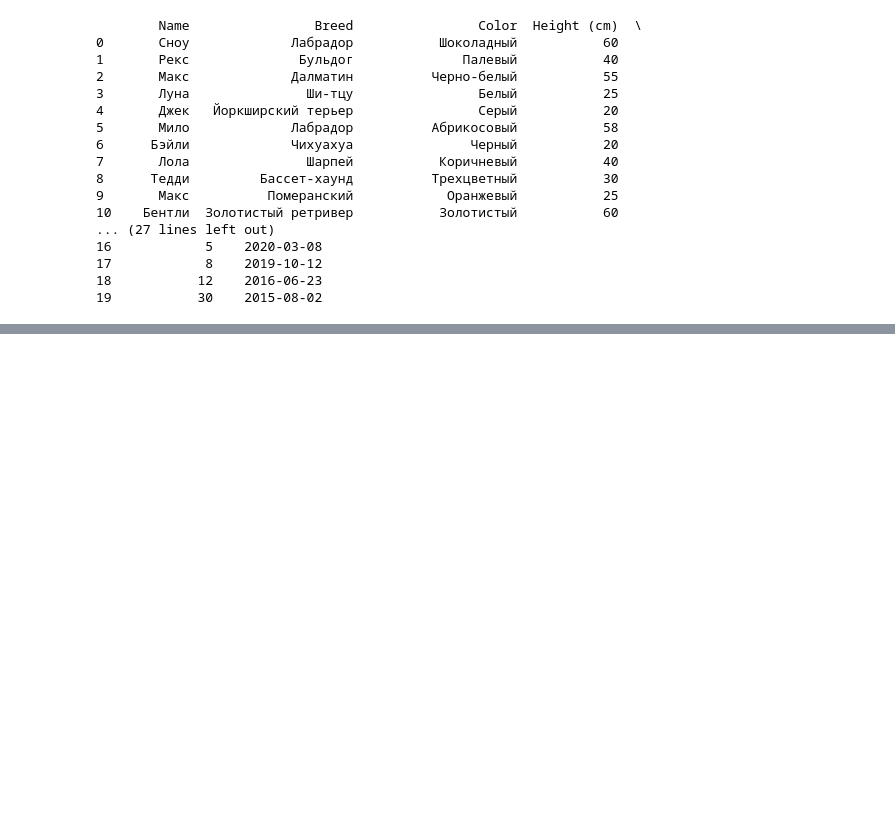
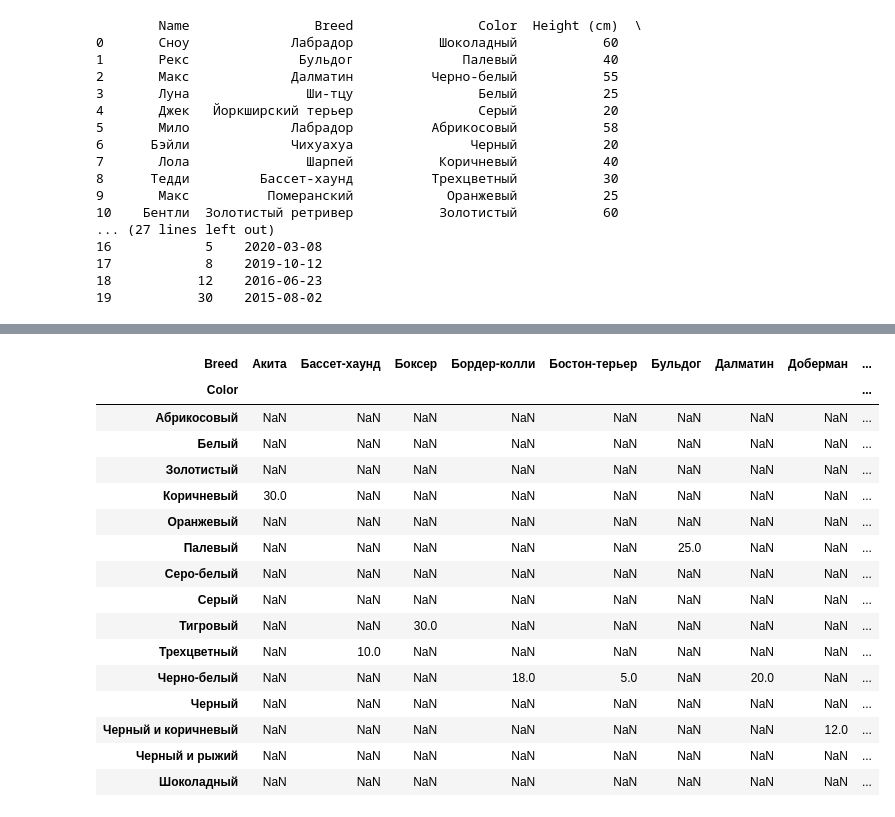
Before and after one commit to golubnichiy/big_data_11_23, a Jupyter notebook: days_01.ipynb, the cells around one changed output, grey strips where cells are left out. Cells and saved outputs as stored; diff of their text form; code cells hidden in the pictures; blank space fills up the shorter version.

```diff
--- a/days_01.ipynb
+++ b/days_01.ipynb
@@ -42,0 +714,20 @@ print(dogs)
+# %%
+dogs.pivot_table(values="Weight (kg)", index="Color", columns="Breed")
+# %% [output]
+| Breed | Акита | Бассет-хаунд | Боксер | Бордер-колли | Бостон-терьер | Бульдог | Далматин | Доберман | ... |
+| Color |  |  |  |  |  |  |  |  | ... |
+| Абрикосовый | NaN | NaN | NaN | NaN | NaN | NaN | NaN | NaN | ... |
+| Белый | NaN | NaN | NaN | NaN | NaN | NaN | NaN | NaN | ... |
+| Золотистый | NaN | NaN | NaN | NaN | NaN | NaN | NaN | NaN | ... |
+| Коричневый | 30.0 | NaN | NaN | NaN | NaN | NaN | NaN | NaN | ... |
+| Оранжевый | NaN | NaN | NaN | NaN | NaN | NaN | NaN | NaN | ... |
+| Палевый | NaN | NaN | NaN | NaN | NaN | 25.0 | NaN | NaN | ... |
+| Серо-белый | NaN | NaN | NaN | NaN | NaN | NaN | NaN | NaN | ... |
+| Серый | NaN | NaN | NaN | NaN | NaN | NaN | NaN | NaN | ... |
+| Тигровый | NaN | NaN | 30.0 | NaN | NaN | NaN | NaN | NaN | ... |
+| Трехцветный | NaN | 10.0 | NaN | NaN | NaN | NaN | NaN | NaN | ... |
+| Черно-белый | NaN | NaN | NaN | 18.0 | 5.0 | NaN | 20.0 | NaN | ... |
+| Черный | NaN | NaN | NaN | NaN | NaN | NaN | NaN | NaN | ... |
+| Черный и коричневый | NaN | NaN | NaN | NaN | NaN | NaN | NaN | 12.0 | ... |
+| Черный и рыжий | NaN | NaN | NaN | NaN | NaN | NaN | NaN | NaN | ... |
+| Шоколадный | NaN | NaN | NaN | NaN | NaN | NaN | NaN | NaN | ... |
```
Also changed, not shown: parts of 62 cells of this notebook.
